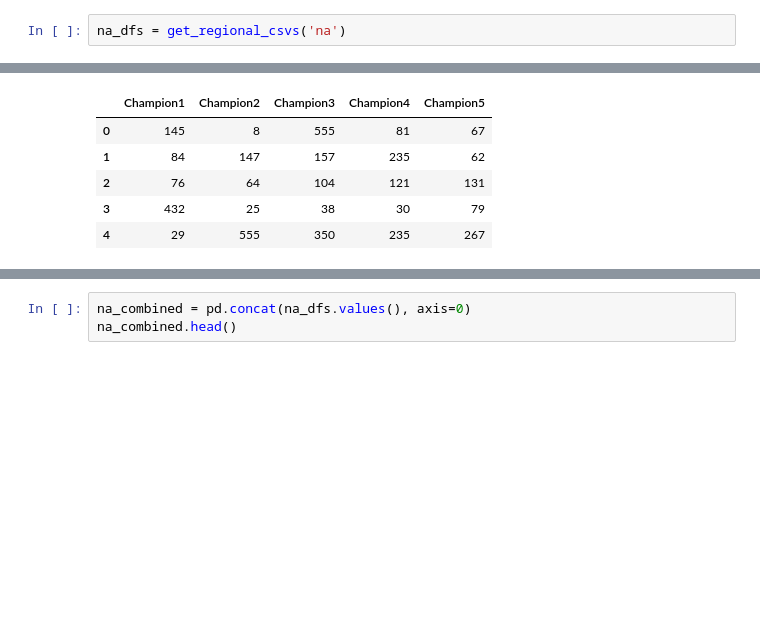
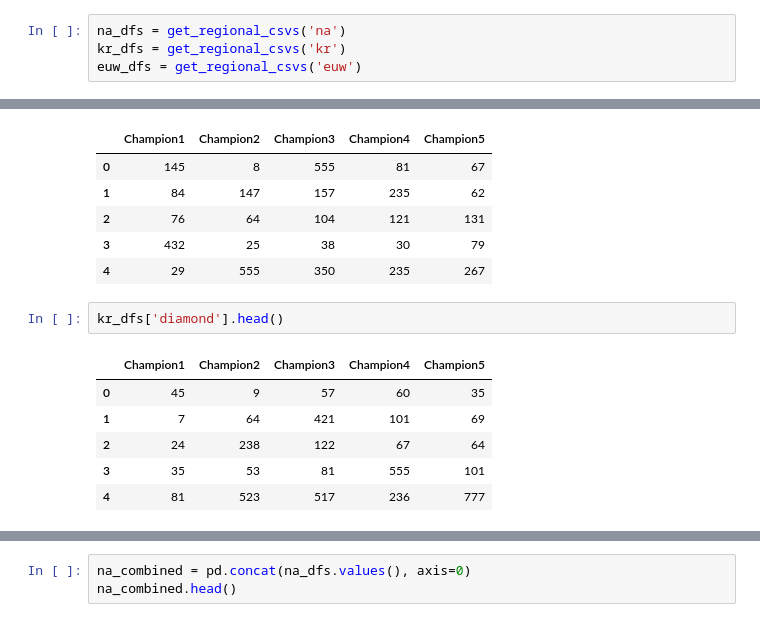
Before and after one commit to Ethan-Shapiro/Tiger-Graph-LoL-Champion-Recommender, a Jupyter notebook: data_prep.ipynb, the cells around one changed output, grey strips where cells are left out. Cells and saved outputs as stored; diff of their text form; blank space fills up the shorter version.

```diff
--- a/data_prep.ipynb
+++ b/data_prep.ipynb
@@ -18,6 +18,8 @@ def get_regional_csvs(region: str):
     return dfs
 # %%
 na_dfs = get_regional_csvs('na')
+kr_dfs = get_regional_csvs('kr')
+euw_dfs = get_regional_csvs('euw')
 # %%
 na_dfs['diamond'].head()
 # %% [output]
@@ -27,3 +29,12 @@ na_dfs['diamond'].head()
 | 2 | 76 | 64 | 104 | 121 | 131 |
 | 3 | 432 | 25 | 38 | 30 | 79 |
 | 4 | 29 | 555 | 350 | 235 | 267 |
+# %%
+kr_dfs['diamond'].head()
+# %% [output]
+|  | Champion1 | Champion2 | Champion3 | Champion4 | Champion5 |
+| 0 | 45 | 9 | 57 | 60 | 35 |
+| 1 | 7 | 64 | 421 | 101 | 69 |
+| 2 | 24 | 238 | 122 | 67 | 64 |
+| 3 | 35 | 53 | 81 | 555 | 101 |
+| 4 | 81 | 523 | 517 | 236 | 777 |
```
Also changed, not shown: parts of 18 cells of this notebook, 3 other files.
